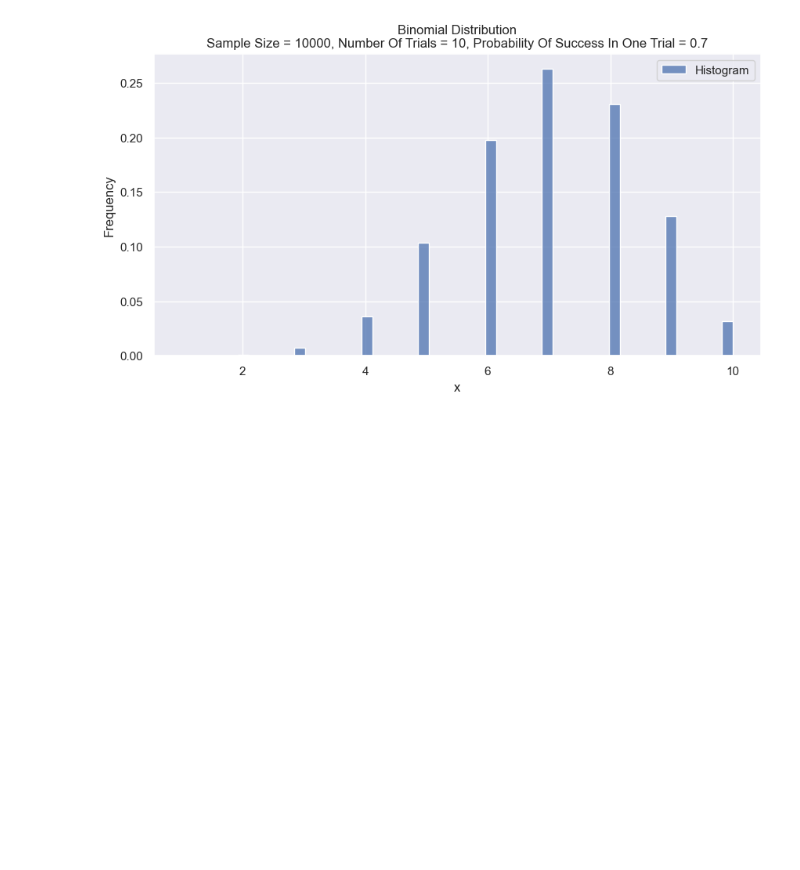
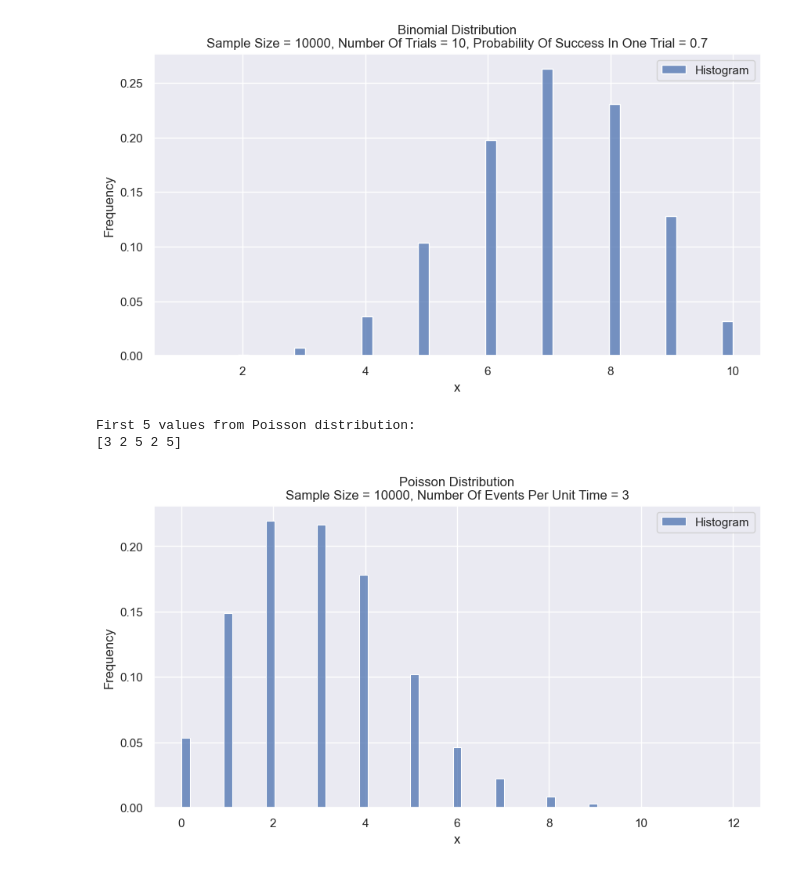
Before and after one commit to tslever/Tom_Levers_Public_Git_Repository, a Jupyter notebook: UVA/5--Bayesian_Machine_Learning/Probabilities_Likelihoods_And_Bayes_Theorem.ipynb, the cells around one changed output. Drawn from its saved outputs; the diff is of its cells as text; code cells hidden in the pictures; blank space fills up the shorter version.

Commit message:
Added plot of Poisson distribution to Probability_Distributions.pptm

```diff
--- a/UVA/5--Bayesian_Machine_Learning/Probabilities_Likelihoods_And_Bayes_Theorem.ipynb
+++ b/UVA/5--Bayesian_Machine_Learning/Probabilities_Likelihoods_And_Bayes_Theorem.ipynb
@@ -189,3 +189,37 @@ plt.show()
 First 5 values from binomial distribution:
 [8 5 9 ... 5 6 7]
 [figure]
+# %%
+from scipy.stats import poisson
+sample_size = 10000
+number_of_events_per_unit_time = 3
+array_of_Poisson_distributed_numbers = poisson.rvs(
+    size = sample_size,
+    mu = number_of_events_per_unit_time
+)
+print("First 5 values from Poisson distribution:")
+print(array_of_Poisson_distributed_numbers[0:5])
+import seaborn as sns
+sns.set(color_codes = True)
+sns.set(rc = {'figure.figsize': (10, 5)})
+the_Axes = sns.histplot(
+    data = array_of_Poisson_distributed_numbers,
+    stat = "probability",
+    label = "Histogram"
+)
+the_Axes.set(
+    xlabel = "x",
+    ylabel = "Frequency",
+    title = (
+        "Poisson Distribution"
+        + f"\nSample Size = {sample_size}, Number Of Events Per Unit Time = {number_of_events_per_unit_time}"
+    )
+)
+import matplotlib.pyplot as plt
+plt.legend()
+plt.savefig("Poisson_Distribution.png")
+plt.show()
+# %% [output]
+First 5 values from Poisson distribution:
+[3 2 5 2 5]
+[figure, added]
```
Also changed, not shown: 2 other files.
